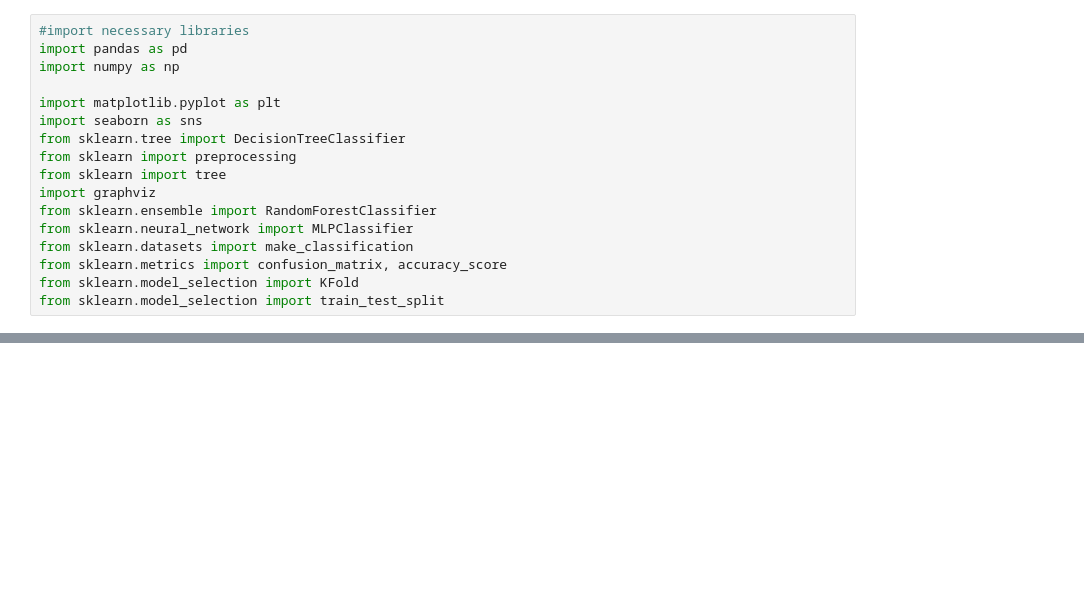
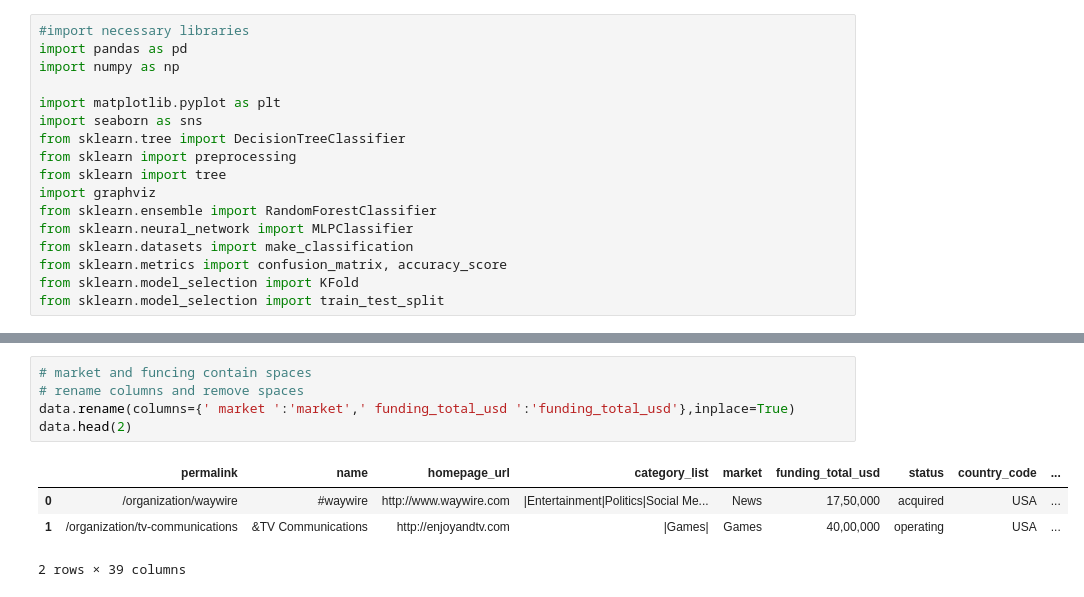
Before and after one commit to t-i-n-a-t/MachineLearning, a Jupyter notebook: Portfolio.ipynb, the cells around one changed output, grey strips where cells are left out. Cells and saved outputs as stored; diff of their text form; blank space fills up the shorter version.

```diff
--- a/Portfolio.ipynb
+++ b/Portfolio.ipynb
@@ -30,0 +83,10 @@ data.head()
+# %%
+# market and funcing contain spaces
+# rename columns and remove spaces
+data.rename(columns={' market ':'market',' funding_total_usd ':'funding_total_usd'},inplace=True)
+data.head(2)
+# %% [output]
+|  | permalink | name | homepage_url | category_list | market | funding_total_usd | status | country_code | ... |
+| 0 | /organization/waywire | #waywire | http://www.waywire.com | |Entertainment|Politics|Social Me... | News | 17,50,000 | acquired | USA | ... |
+| 1 | /organization/tv-communications | &TV Communications | http://enjoyandtv.com | |Games| | Games | 40,00,000 | operating | USA | ... |
+2 rows × 39 columns
```
Also changed, not shown: parts of 19 cells of this notebook.
